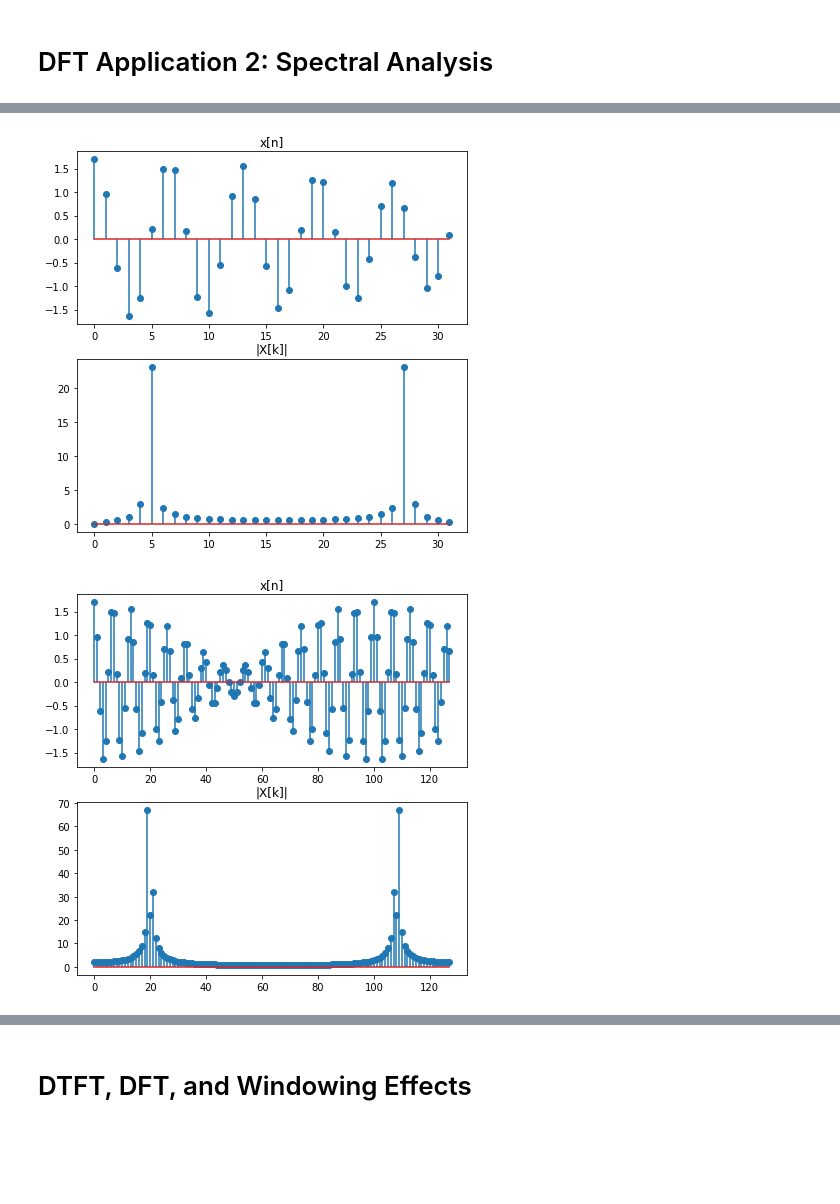
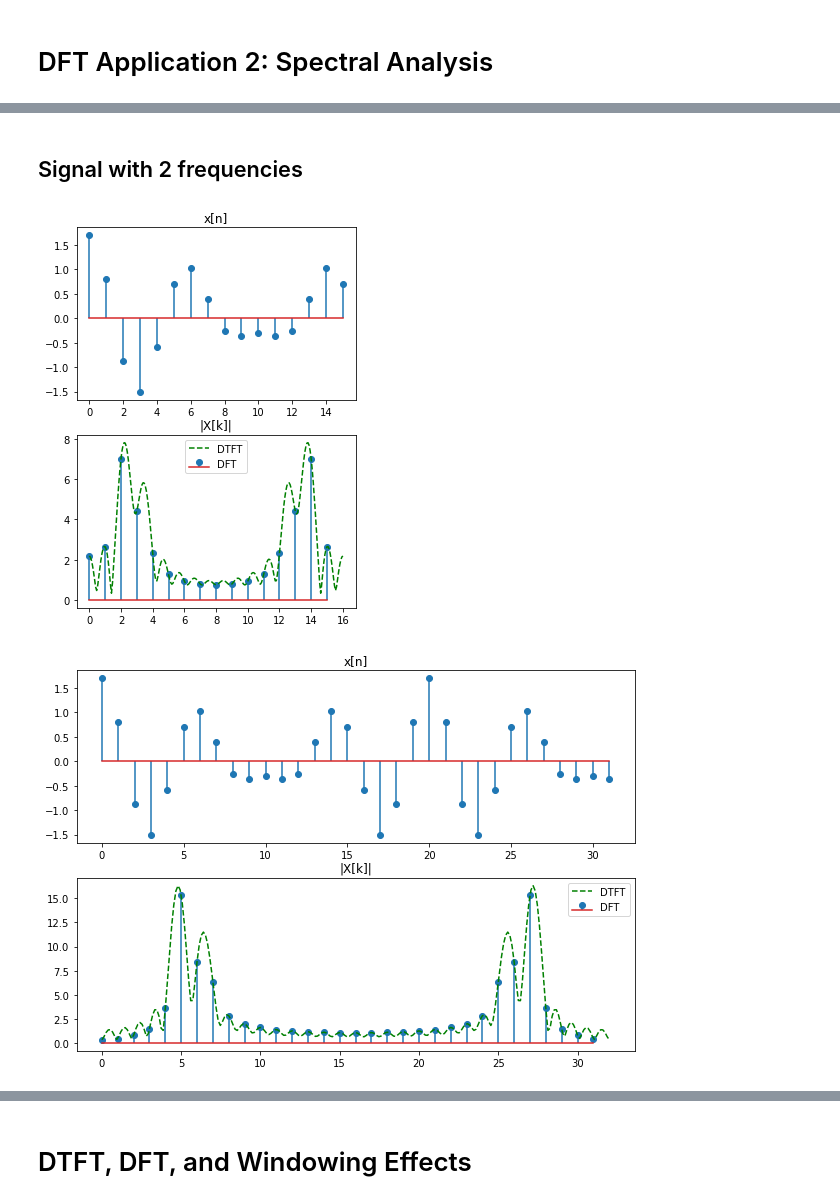
Before and after one commit to hthieu166/ece310-demos, a Jupyter notebook: demo_DFT.ipynb, the cells around one changed output, grey strips where cells are left out. Cells and saved outputs as stored; diff of their text form; code cells hidden in the pictures; blank space fills up the shorter version.

```diff
--- a/demo_DFT.ipynb
+++ b/demo_DFT.ipynb
@@ -186,15 +162,16 @@ plt.stem(np.abs(X));
 # %%
 W = 30 * np.pi
 T = 1/100
-N = 32;
-n = np.array(range(N))
+N = 16
+n = np.arange(N)
 x = np.cos(W*T*n)
+w = np.linspace(0, 2*np.pi, 241)
 
-xz = np.pad(x, (0, 96), 'constant', constant_values=(0,0))
-
-plt.figure(figsize=(7,7))
+plt.figure(figsize=(5,7))
 plt.subplot(2,1,1)
-plt.stem(xz); plt.title('x[n]')
+plt.stem(x); plt.title('$x[n]$');
 plt.subplot(2,1,2)
-plt.stem(np.abs(DFT(xz))); plt.title('|X[k]|');
+plt.stem(np.abs(DFT(x))); plt.title('$|X[k]|$');
+plt.plot(w / (2 *np.pi) * N, np.abs(DTFT(x, w)), 'g--');
+plt.legend(['DTFT', 'DFT']);
 # %% [output]
@@ -202,34 +207,36 @@ plt.stem(np.abs(DFT(xz))); plt.title('|X[k]|');
+# %% [markdown]
+## Signal with 2 frequencies
 # %%
-# Signal with 2 frequencies
 W1 = 30 * np.pi
-W2 = 32 * np.pi
+W2 = 40 * np.pi
 T = 1/100
-N = 32;
+N = 16
 n = np.array(range(N))
 x = np.cos(W1*T*n) + 0.7*np.cos(W2*T*n)
 
-plt.figure(figsize=(7,7))
+plt.figure(figsize=(5,7))
 plt.subplot(2,1,1)
 plt.stem(x); plt.title('x[n]')
 plt.subplot(2,1,2)
 plt.stem(np.abs(DFT(x))); plt.title('|X[k]|');
+plt.plot(w / (2 *np.pi) * len(x), np.abs(DTFT(x, w)), 'g--');
+plt.legend(['DTFT', 'DFT']);
 # %% [output]
-[figure, old version]
+[figure, new version]
 # %%
 # Longer window of samples
-W1 = 30 * np.pi
-W2 = 32 * np.pi
-T = 1/100
-N = 128;
-n = np.array(range(N))
-x = np.cos(W1*T*n) + 0.7*np.cos(W2*T*n)
+N2 = 2*N;
+n2 = np.arange(N2)
+x2 = np.cos(W1*T*n2) + 0.7*np.cos(W2*T*n2)
 
-plt.figure(figsize=(7,7))
+plt.figure(figsize=(10,7))
 plt.subplot(2,1,1)
-plt.stem(x); plt.title('x[n]')
+plt.stem(x2); plt.title('x[n]')
 plt.subplot(2,1,2)
-plt.stem(np.abs(DFT(x))); plt.title('|X[k]|');
+plt.stem(np.abs(DFT(x2))); plt.title('|X[k]|');
+plt.plot(w / (2 *np.pi) * len(x2), np.abs(DTFT(x2, w)), 'g--');
+plt.legend(['DTFT', 'DFT']);
 # %% [output]
-[figure, old version]
+[figure, new version]
 # %%
 # Zero padding
```
Also changed, not shown: parts of 31 cells of this notebook.
